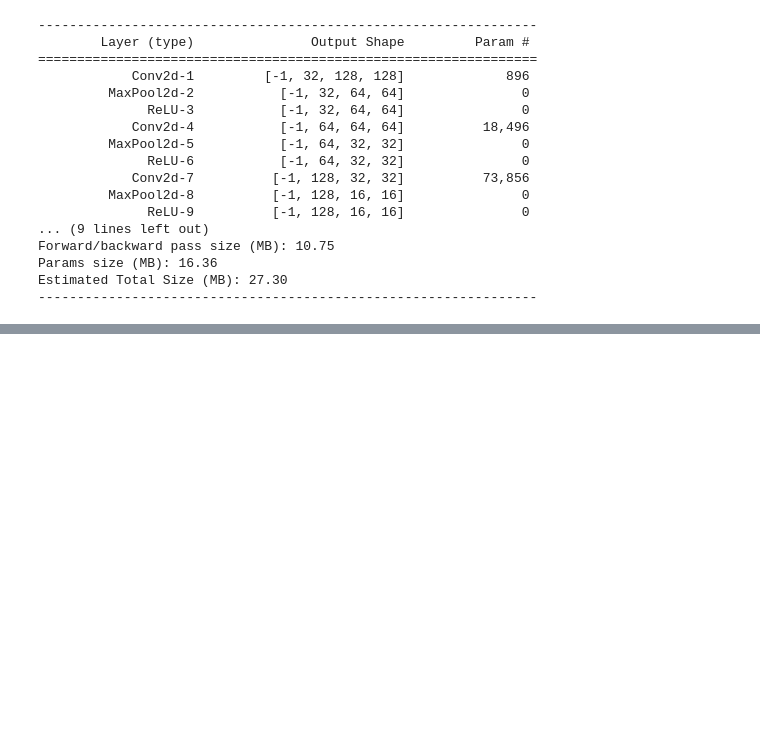
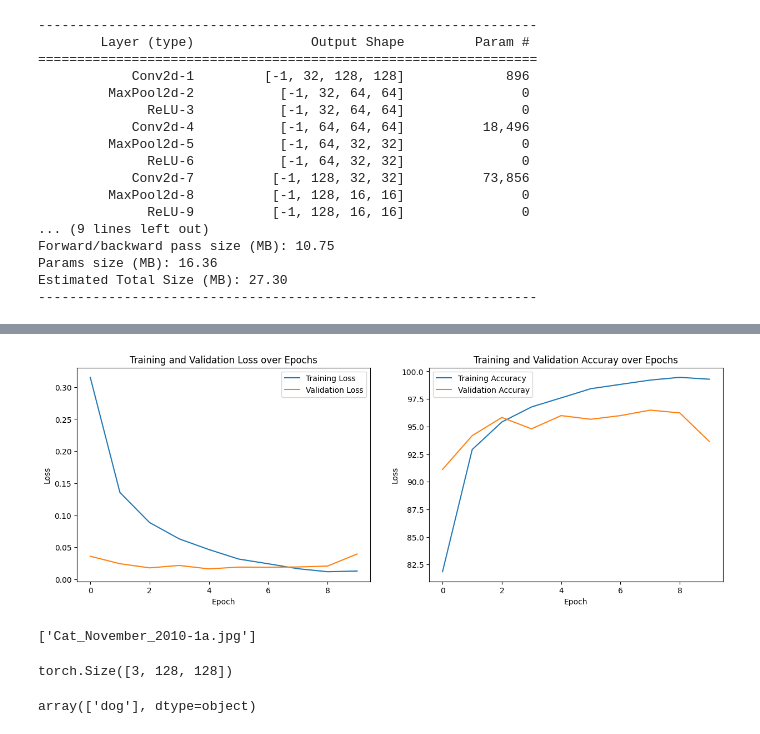
Before and after one commit to ronronrivera/deep_learning-notebooks, a Jupyter notebook: animal-faces-classification.ipynb, the cells around one changed output, grey strips where cells are left out. Cells and saved outputs as stored; diff of their text form; code cells hidden in the pictures; blank space fills up the shorter version.

Commit message:
model is trained and good at recognizing animals, but it still has a tendency to recognizing wrong animals

```diff
--- a/animal-faces-classification.ipynb
+++ b/animal-faces-classification.ipynb
@@ -259,0 +279,45 @@ Epoch No. 3 / 10,
+# %%
+fig, axs = plot.subplots(nrows = 1, ncols=2, figsize=(15,5))
+
+axs[0].plot(total_loss_train_plot, label='Training Loss')
+axs[0].plot(total_loss_val_plot, label='Validation Loss')
+axs[0].set_title('Training and Validation Loss over Epochs')
+axs[0].set_xlabel('Epoch')
+axs[0].set_ylabel('Loss')
+axs[0].legend()
+
+axs[1].plot(total_acc_train_plot, label='Training Accuracy')
+axs[1].plot(total_acc_val_plot, label='Validation Accuray')
+axs[1].set_title('Training and Validation Accuray over Epochs')
+axs[1].set_xlabel('Epoch')
+axs[1].set_ylabel('Loss')
+axs[1].legend()
+
+plot.show()
+# %% [output]
+[figure, added]
+# %%
+print(os.listdir('/kaggle/input/datasets/ronronrivera/cat-pic'))
+# %% [output]
+['Cat_November_2010-1a.jpg']
+# %%
+#read image
+#transform image using transform  object
+#predict through the model
+#inverse transform by label encoder
+
+def predict_image(image_path):
+    image = Image.open(image_path).convert('RGB')
+    image = transform(image).to(device)
+
+    print(image.shape)
+
+    output = model(image.unsqueeze(0))
+    output = torch.argmax(output, axis = 1).item()
+    return label_encoder.inverse_transform([output])
+
+
+predict_image("/kaggle/input/datasets/ronronrivera/dog-pic/dog2.jpg")
+# %% [output]
+torch.Size([3, 128, 128])
+array(['dog'], dtype=object)
```
Also changed, not shown: parts of 4 cells of this notebook.
